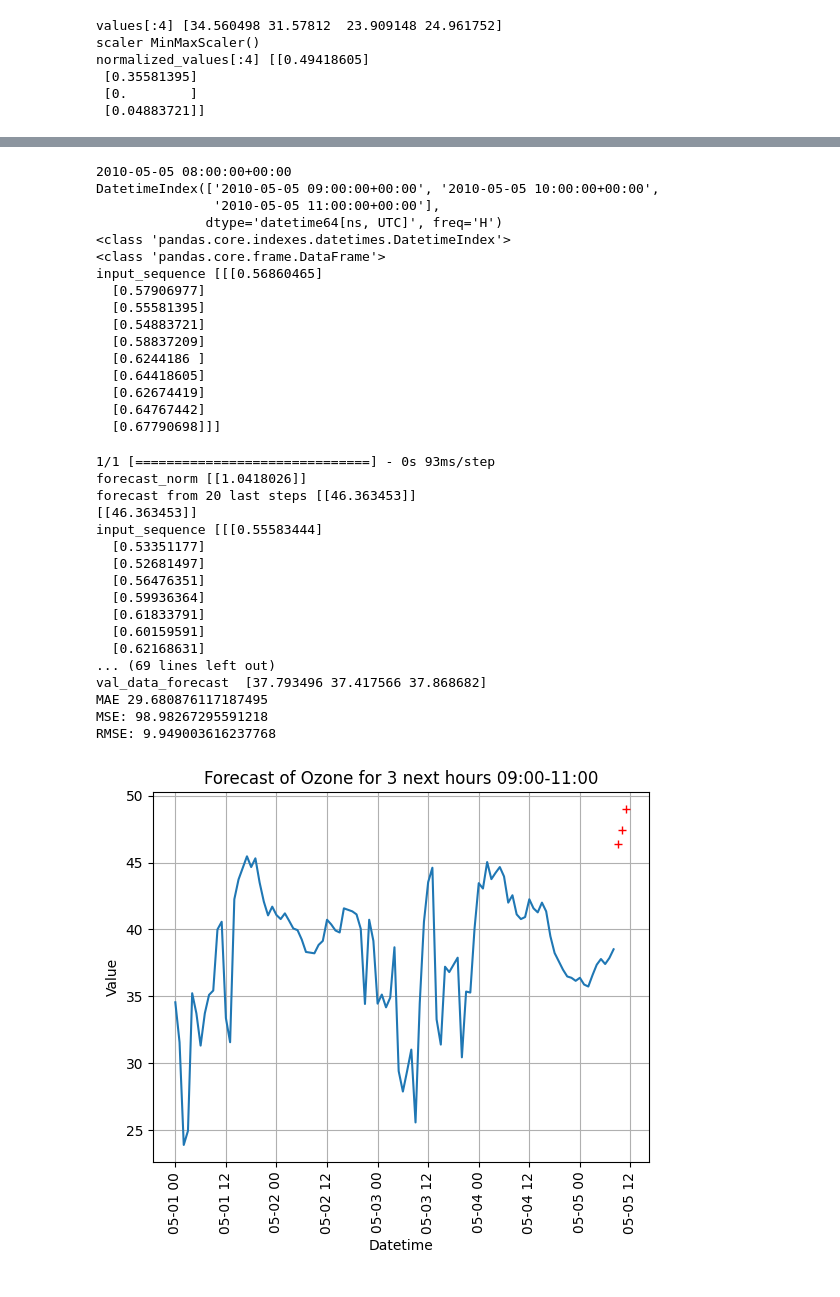
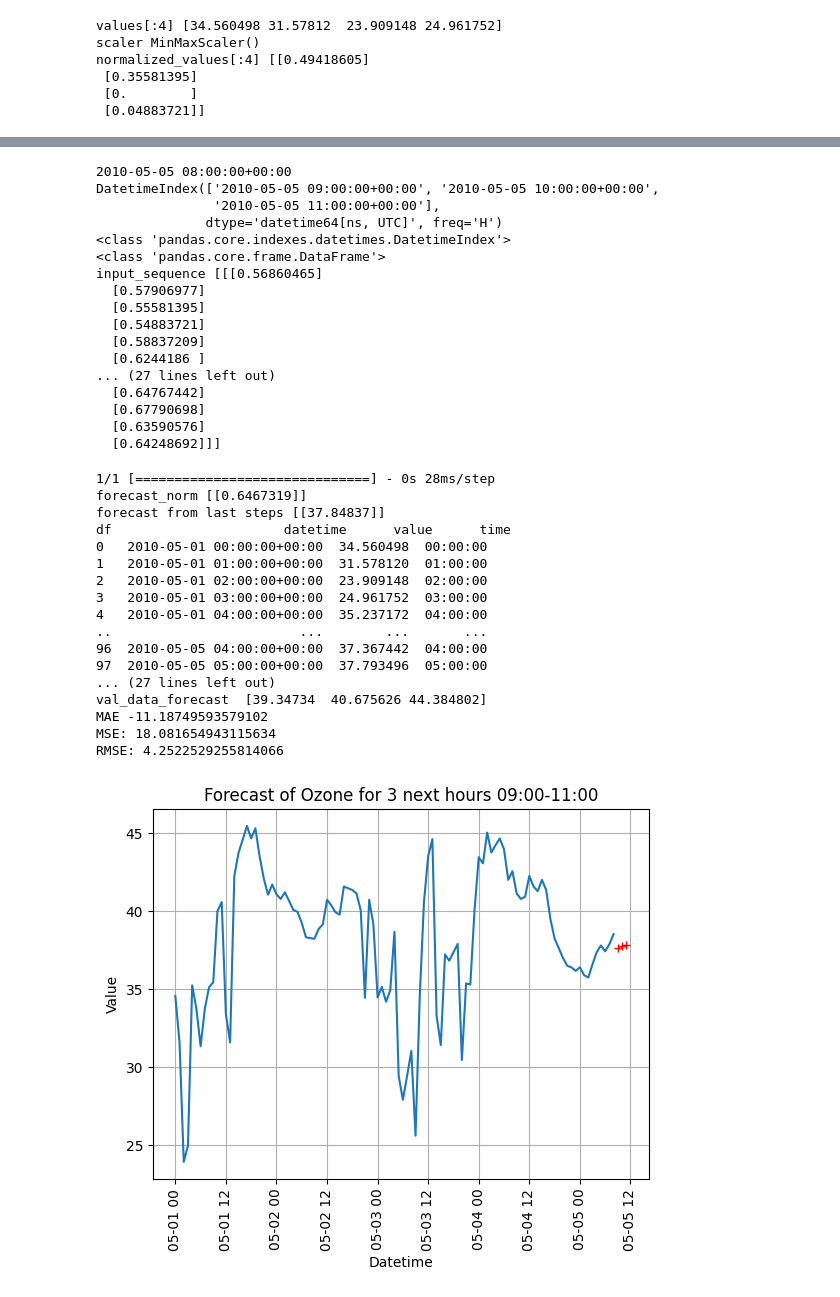
Before and after one commit to Nabizeus/TOAR_Julich, a Jupyter notebook: TOAR_Ozone_Forecast4Julich.ipynb, the cells around one changed output, grey strips where cells are left out. Saved outputs shown, nothing was run; the diff lists cells and outputs as text; code cells hidden in the pictures.

Commit message:
Update of forecast values to be compared between the RNN output and the observed data points for estimation of RMSE

```diff
--- a/TOAR_Ozone_Forecast4Julich.ipynb
+++ b/TOAR_Ozone_Forecast4Julich.ipynb
@@ -342,7 +324,7 @@ train_data = normalized_values[:train_size]
 test_data = normalized_values[train_size:]
 # %%
 # Define the number of previous time steps to consider for each prediction
-time_steps = 5
+time_steps = 14
 
 # Create input and output sequences for training and testing
 def create_sequences(data, time_steps):
@@ -386,10 +350,11 @@ len(X_test),len(y_test) 16 16
 # %%
 # Define the RNN model architecture
 model = Sequential()
-model.add(LSTM(64, input_shape=(time_steps, 1)))
+model.add(LSTM(144, input_shape=(time_steps, 1)))
 model.add(Dropout(0.2))  # Add dropout layer with a dropout rate of 0.2
 model.add(Dense(1))
 model.compile(optimizer='adam', loss='mean_squared_error')
+model.summary()
 
 # Train the model
 #model.fit(X_train, y_train, epochs=50, batch_size=16)
@@ -684,60 +666,61 @@ print('type(forecast_extended)',type(forecast_extended))
 print(type(forecast_extended))
 print(type(df))
 val_forecast = forecast_extended
-val_data_forecast = df['value']
+val_data_forecast = data_forecast['value'].values
 print('val_forecast ',val_forecast)
-print('val_data_forecast ',val_data_forecast.values)
-print('val_data_forecast ',val_data_forecast.values[-4:-1])
+print('val_data_forecast ',val_data_forecast)
 
 
-mse = mean_squared_error(val_forecast, val_data_forecast.values[-4:-1])
+
+mse = mean_squared_error(val_forecast, val_data_forecast)
 rmse = np.sqrt(mse)
-print('MAE', np.sum(val_forecast-val_data_forecast.values[-4:-1]))
+print('MAE', np.sum(val_forecast-val_data_forecast))
 print('MSE:', mse)
 print("RMSE:", rmse)
 
 
 # Plotting
 plt.plot(df['datetime'], df['value'],label='Historical T data')
 plt.plot(future_dates, forecast_extended,'r+',label='Forecast')
 plt.xlabel('Datetime')
 plt.ylabel('Value')
 plt.title('Forecast of Ozone for 3 next hours 09:00-11:00')
 plt.xticks(rotation=90)
 plt.grid(True)
 plt.show()
 # %% [output]
 2010-05-05 08:00:00+00:00
 DatetimeIndex(['2010-05-05 09:00:00+00:00', '2010-05-05 10:00:00+00:00',
                '2010-05-05 11:00:00+00:00'],
               dtype='datetime64[ns, UTC]', freq='H')
 <class 'pandas.core.indexes.datetimes.DatetimeIndex'>
 <class 'pandas.core.frame.DataFrame'>
 input_sequence [[[0.56860465]
   [0.57906977]
   [0.55581395]
   [0.54883721]
   [0.58837209]
   [0.6244186 ]
-  [0.64418605]
-  [0.62674419]
+... (27 lines left out)
   [0.64767442]
-  [0.67790698]]]
+  [0.67790698]
+  [0.63590576]
+  [0.64248692]]]
-1/1 [==============================] - 0s 93ms/step
-forecast_norm [[1.0418026]]
-forecast from 20 last steps [[46.363453]]
-[[46.363453]]
-input_sequence [[[0.55583444]
-  [0.53351177]
-  [0.52681497]
-  [0.56476351]
-  [0.59936364]
-  [0.61833791]
-  [0.60159591]
-  [0.62168631]
-... (69 lines left out)
-val_data_forecast  [37.793496 37.417566 37.868682]
-MAE 29.680876117187495
-MSE: 98.98267295591218
-RMSE: 9.949003616237768
+1/1 [==============================] - 0s 28ms/step
+forecast_norm [[0.6467319]]
+forecast from last steps [[37.84837]]
+df                      datetime      value      time
+0   2010-05-01 00:00:00+00:00  34.560498  00:00:00
+1   2010-05-01 01:00:00+00:00  31.578120  01:00:00
+2   2010-05-01 02:00:00+00:00  23.909148  02:00:00
+3   2010-05-01 03:00:00+00:00  24.961752  03:00:00
+4   2010-05-01 04:00:00+00:00  35.237172  04:00:00
+..                        ...        ...       ...
+96  2010-05-05 04:00:00+00:00  37.367442  04:00:00
+97  2010-05-05 05:00:00+00:00  37.793496  05:00:00
+... (27 lines left out)
+val_data_forecast  [39.34734  40.675626 44.384802]
+MAE -11.18749593579102
+MSE: 18.081654943115634
+RMSE: 4.2522529255814066
-[figure, old version]
+[figure, new version]
```
Also changed, not shown: parts of 12 cells of this notebook.
